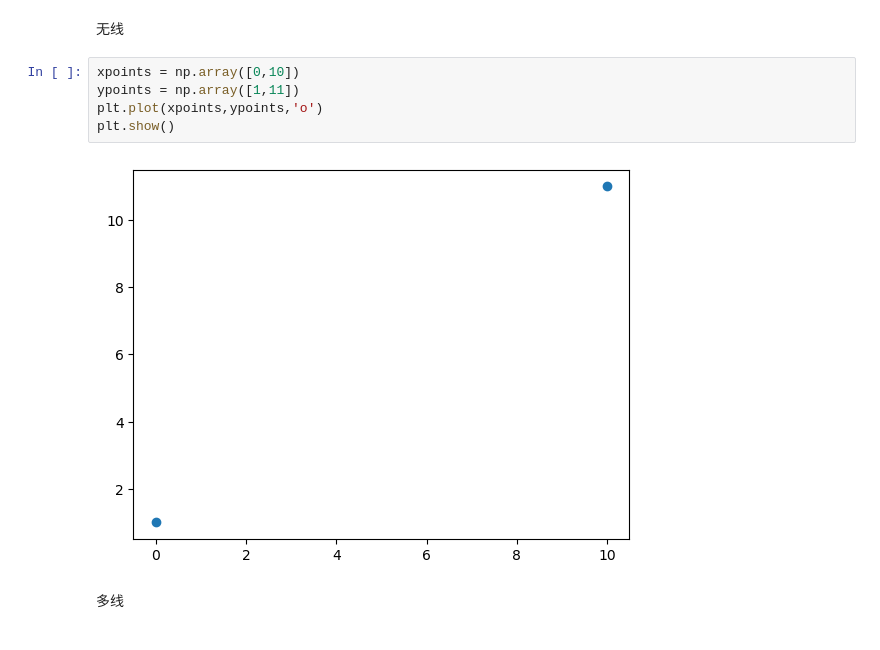
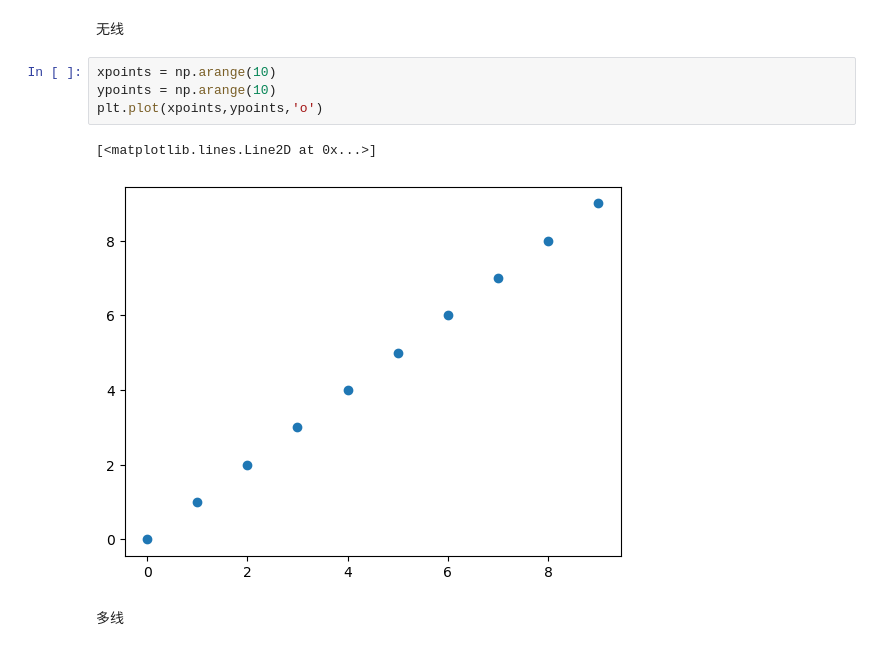
Before and after one commit to liangmeijia/python-learning, a Jupyter notebook: matplotlib/01.matplotlib入门.ipynb, the cells around one changed output. Drawn from its saved outputs; the diff is of its cells as text.

Commit message:
matplotlib画图入门

```diff
--- a/matplotlib/01.matplotlib入门.ipynb
+++ b/matplotlib/01.matplotlib入门.ipynb
@@ -20,12 +255,12 @@ plt.show()
 # %% [markdown]
 无线
 # %%
-xpoints = np.array([0,10])
-ypoints = np.array([1,11])
+xpoints = np.arange(10)
+ypoints = np.arange(10)
 plt.plot(xpoints,ypoints,'o')
-plt.show()
 # %% [output]
+[<matplotlib.lines.Line2D at 0x...>]
-[figure, old version]
+[figure, new version]
 # %% [markdown]
 多线
 # %%
```
Also changed, not shown: parts of 33 cells of this notebook.
